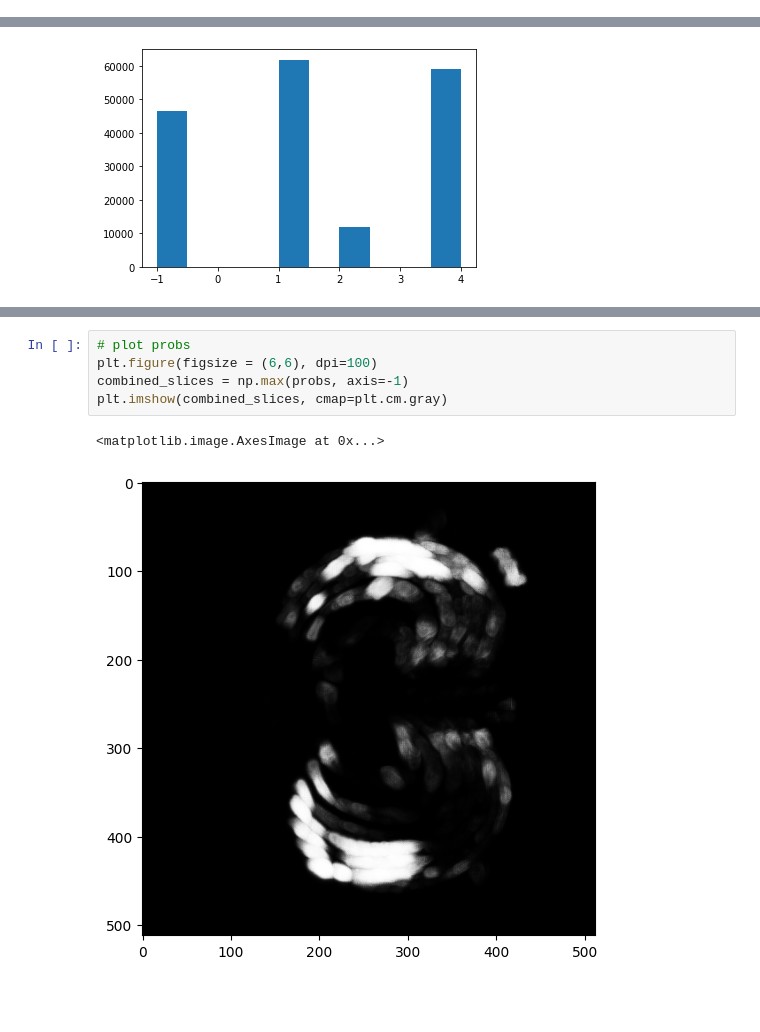
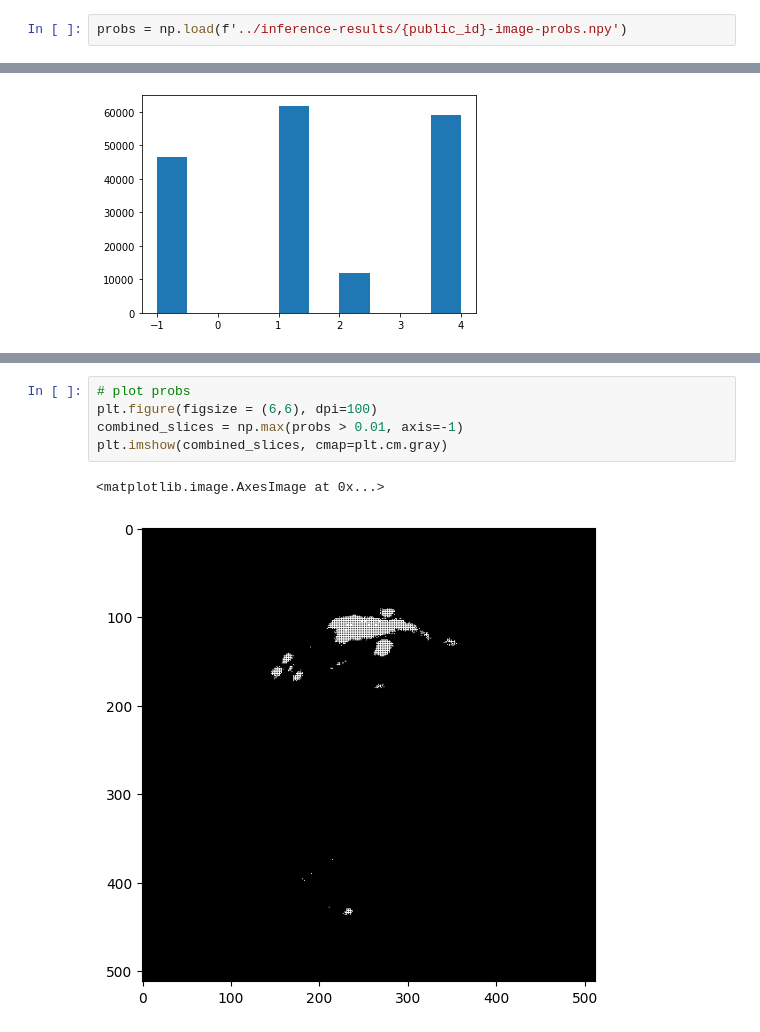
Before and after one commit to snme/fasterrib, a Jupyter notebook: data_exploration/inference_results.ipynb, the cells around one changed output, grey strips where cells are left out. Cells and saved outputs as stored; diff of their text form; blank space fills up the shorter version.

```diff
--- a/data_exploration/inference_results.ipynb
+++ b/data_exploration/inference_results.ipynb
@@ -38,3 +38,5 @@ probs = np.load(f'../inference-results/{public_id}-image-bin-probs.npy')
+# %%
+probs = np.load(f'../inference-results/{public_id}-image-probs.npy')
 # %%
 print("label image shape:", prediction.shape)
 # %% [output]
@@ -88,8 +99,8 @@ plt.imshow(combined_slices, cmap=plt.cm.gray)
 # %%
 # plot probs
 plt.figure(figsize = (6,6), dpi=100)
-combined_slices = np.max(probs, axis=-1)
+combined_slices = np.max(probs > 0.01, axis=-1)
 plt.imshow(combined_slices, cmap=plt.cm.gray)
 # %% [output]
 <matplotlib.image.AxesImage at 0x...>
-[figure, old version]
+[figure, new version]
```
Also changed, not shown: parts of 8 cells of this notebook, 5 other files.
